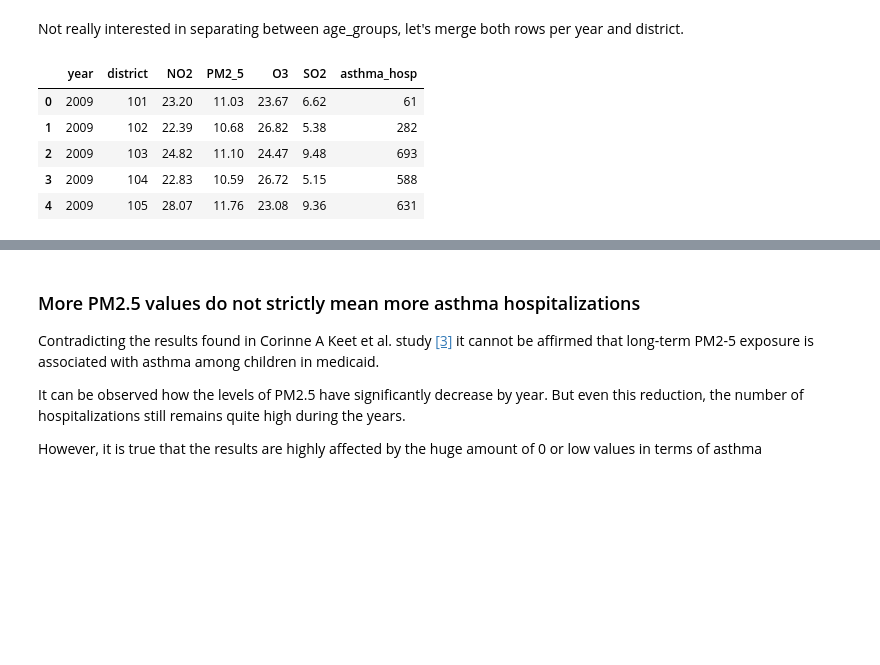
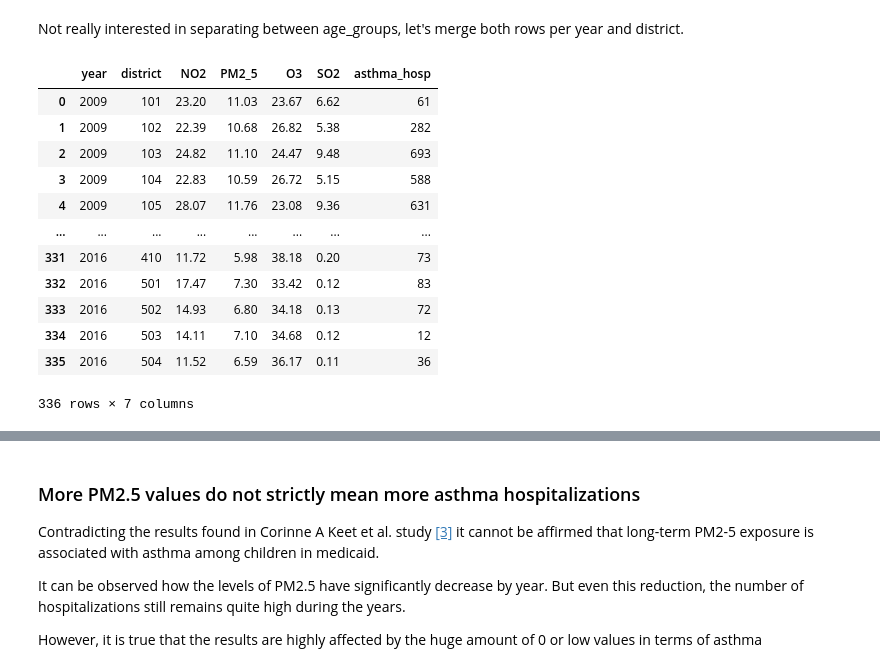
Before and after one commit to RasmusJuul/Social-Data, a Jupyter notebook: Olivers misc/Lluís Data Visualization.ipynb, the cells around one changed output, grey strips where cells are left out. Saved outputs shown, nothing was run; the diff lists cells and outputs as text; code cells hidden in the pictures; blank space fills up the shorter version.

```diff
--- a/Olivers misc/Lluís Data Visualization.ipynb
+++ b/Olivers misc/Lluís Data Visualization.ipynb
@@ -153,24 +144,31 @@ Not really interested in separating between age_groups, let's merge both rows pe
 # %%
 df=data.copy()
 for i in range(df.shape[0]):
     if i%2==0:
         asthma=0
         asthma=df.asthma_hosp[i]
         df = df.drop(labels=i, axis=0)
     else:
         asthma+=df.asthma_hosp[i]
         df.loc[i,'asthma_hosp']=asthma
 df=df.reset_index()
 df=df.iloc[:,1:]
 df=df.drop(labels='age_group',axis=1)
-df.head()
+df
 # %% [output]
 |  | year | district | NO2 | PM2_5 | O3 | SO2 | asthma_hosp |
 | 0 | 2009 | 101 | 23.20 | 11.03 | 23.67 | 6.62 | 61 |
 | 1 | 2009 | 102 | 22.39 | 10.68 | 26.82 | 5.38 | 282 |
 | 2 | 2009 | 103 | 24.82 | 11.10 | 24.47 | 9.48 | 693 |
 | 3 | 2009 | 104 | 22.83 | 10.59 | 26.72 | 5.15 | 588 |
 | 4 | 2009 | 105 | 28.07 | 11.76 | 23.08 | 9.36 | 631 |
+| ... | ... | ... | ... | ... | ... | ... | ... |
+| 331 | 2016 | 410 | 11.72 | 5.98 | 38.18 | 0.20 | 73 |
+| 332 | 2016 | 501 | 17.47 | 7.30 | 33.42 | 0.12 | 83 |
+| 333 | 2016 | 502 | 14.93 | 6.80 | 34.18 | 0.13 | 72 |
+| 334 | 2016 | 503 | 14.11 | 7.10 | 34.68 | 0.12 | 12 |
+| 335 | 2016 | 504 | 11.52 | 6.59 | 36.17 | 0.11 | 36 |
+336 rows × 7 columns
 # %%
 # df.to_csv('machine_learning_data_Final.csv')
 # %%
```
Also changed, not shown: parts of 6 cells of this notebook, 5 other files.
